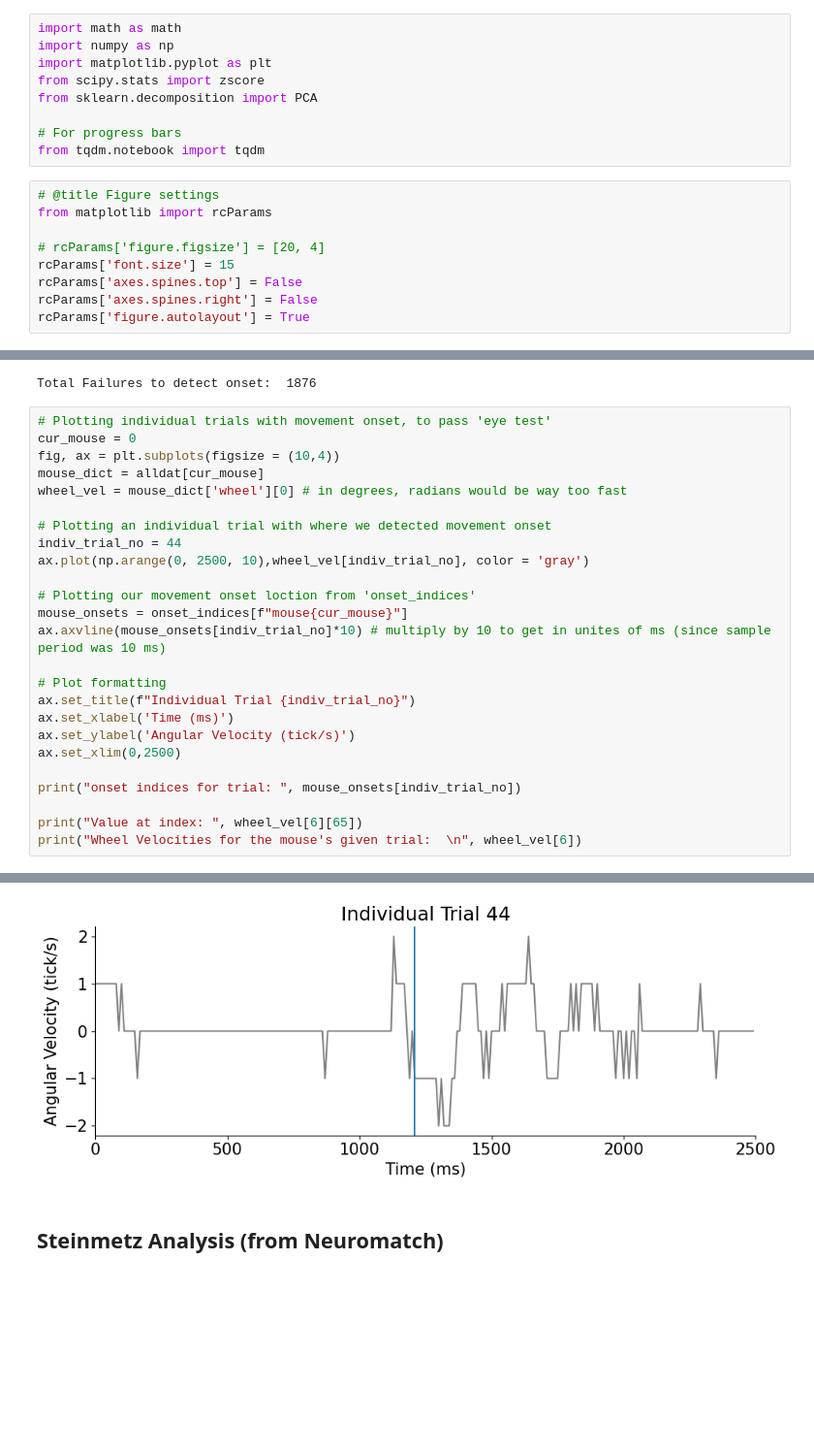
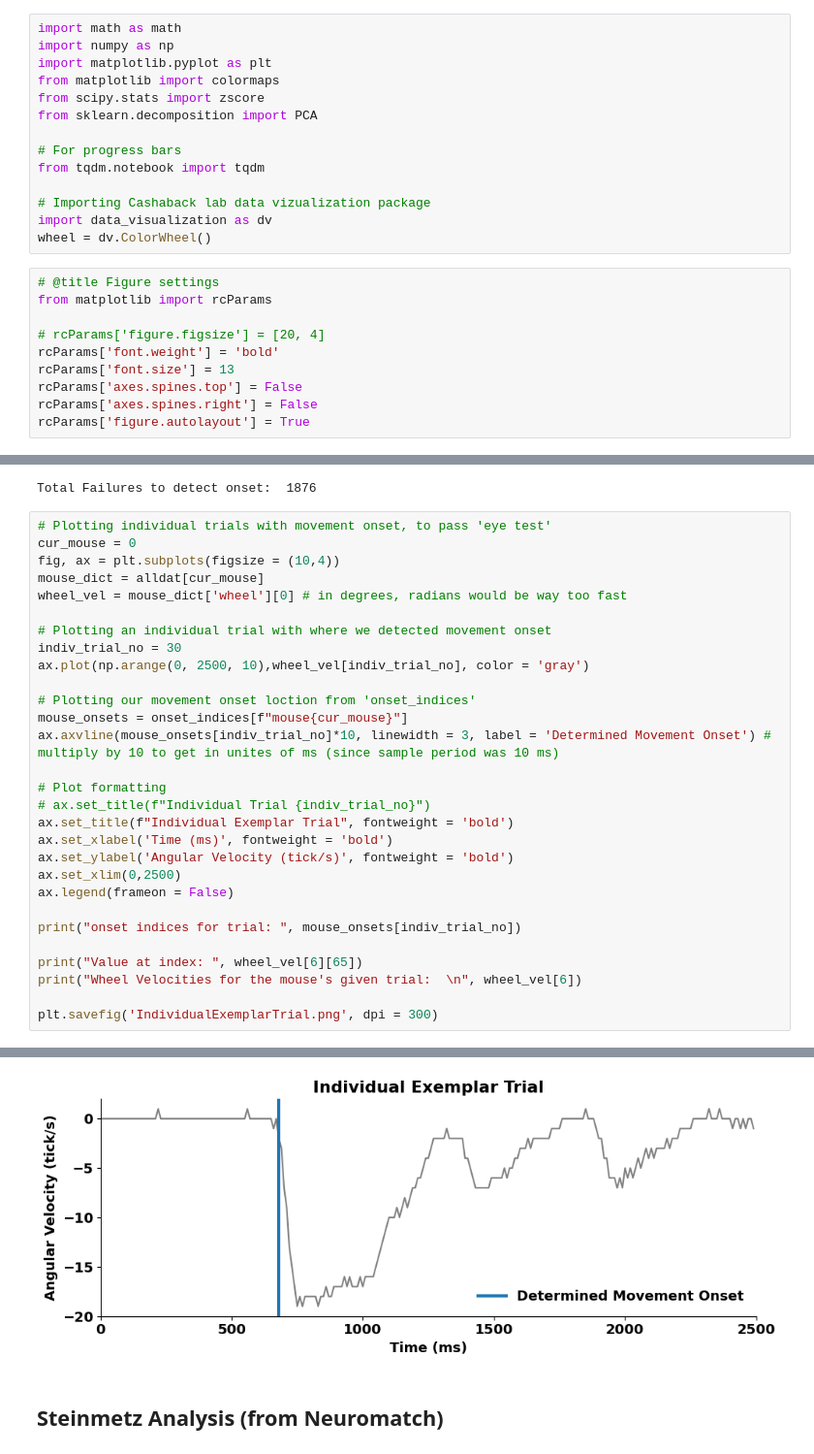
Before and after one commit to Ian-Goodall-Halliwell/MouseMindreading, a Jupyter notebook: Steinmentz_Behavioral_Data.ipynb, the cells around one changed output, grey strips where cells are left out. Shown at 97% size. Cells and saved outputs as stored; diff of their text form; blank space fills up the shorter version.

```diff
--- a/Steinmentz_Behavioral_Data.ipynb
+++ b/Steinmentz_Behavioral_Data.ipynb
@@ -6,17 +6,23 @@ includes some visualizations
 import math as math
 import numpy as np
 import matplotlib.pyplot as plt
+from matplotlib import colormaps
 from scipy.stats import zscore
 from sklearn.decomposition import PCA
 
 # For progress bars
 from tqdm.notebook import tqdm
+
+# Importing Cashaback lab data vizualization package
+import data_visualization as dv
+wheel = dv.ColorWheel()
 # %%
 # @title Figure settings
 from matplotlib import rcParams
 
 # rcParams['figure.figsize'] = [20, 4]
-rcParams['font.size'] = 15
+rcParams['font.weight'] = 'bold'
+rcParams['font.size'] = 13
 rcParams['axes.spines.top'] = False
 rcParams['axes.spines.right'] = False
 rcParams['figure.autolayout'] = True
@@ -347,21 +375,25 @@ mouse_dict = alldat[cur_mouse]
 wheel_vel = mouse_dict['wheel'][0] # in degrees, radians would be way too fast
 
 # Plotting an individual trial with where we detected movement onset
-indiv_trial_no = 44
+indiv_trial_no = 30
 ax.plot(np.arange(0, 2500, 10),wheel_vel[indiv_trial_no], color = 'gray')
 
 # Plotting our movement onset loction from 'onset_indices'
 mouse_onsets = onset_indices[f"mouse{cur_mouse}"]
-ax.axvline(mouse_onsets[indiv_trial_no]*10) # multiply by 10 to get in unites of ms (since sample period was 10 ms)
+ax.axvline(mouse_onsets[indiv_trial_no]*10, linewidth = 3, label = 'Determined Movement Onset') # multiply by 10 to get in unites of ms (since sample period was 10 ms)
 
 # Plot formatting
-ax.set_title(f"Individual Trial {indiv_trial_no}")
-ax.set_xlabel('Time (ms)')
-ax.set_ylabel('Angular Velocity (tick/s)')
+# ax.set_title(f"Individual Trial {indiv_trial_no}")
+ax.set_title(f"Individual Exemplar Trial", fontweight = 'bold')
+ax.set_xlabel('Time (ms)', fontweight = 'bold')
+ax.set_ylabel('Angular Velocity (tick/s)', fontweight = 'bold')
 ax.set_xlim(0,2500)
+ax.legend(frameon = False)
 
 print("onset indices for trial: ", mouse_onsets[indiv_trial_no])
 
 print("Value at index: ", wheel_vel[6][65])
 print("Wheel Velocities for the mouse's given trial:  \n", wheel_vel[6])
+
+plt.savefig('IndividualExemplarTrial.png', dpi = 300)
 # %% [output]
@@ -369,20 +401,20 @@ onset indices for trial:  121
 Value at index:  -1.0
 Wheel Velocities for the mouse's given trial:
  [  0.   0.   0.   0.   0.   0.   0.   0.   0.   0.   0.   0.   0.   0.
    0.   0.   0.   0.   0.   0.   0.   0.   0.   0.   0.   0.   0.   0.
    0.   0.   0.   0.   0.   0.   0.   0.   0.   0.   0.   0.   0.   0.
    0.   0.   0.   0.   0.   0.   0.   0.   0.   0.   0.   0.   0.   0.
    0.   0.   0.   0.   0.   0.   0.   0.   0.  -1.   0.   0.   0.   0.
    0.   0.   0.   0.   0.   1.   0.   0.   0.   0.   0.   0.   0.   0.
    0.   0.   0.   0.   0.   0.   0.   0.   0.   0.   0.   0.   0.   0.
    0.   0.   0.   0.   0.   0.   0.   0.   0.   0.   0.   0.   0.   0.
    1.  -1.   0.   0.   0.   0.   1.   1.   2.   2.   4.   4.   5.   5.
 ... (5 lines left out)
   -1.   0.  -1.  -1.  -1.   0.  -1.   0.  -1.   0.   0.  -1.   0.  -1.
    0.   0.   0.   0.   0.   0.   0.   0.   0.   0.   0.   0.   0.   0.
    0.   0.   0.   0.   0.   0.   0.   0.   0.   0.   0.   0.   0.   0.
    0.   0.   0.   0.  -1.   0.   0.   0.   0.   0.   0.   0.]
-[figure, old version]
+[figure, new version]
 # %% [markdown]
 ## Steinmetz Analysis (from Neuromatch)
 # %%
```
Also changed, not shown: parts of 3 cells of this notebook, 3 other files.
